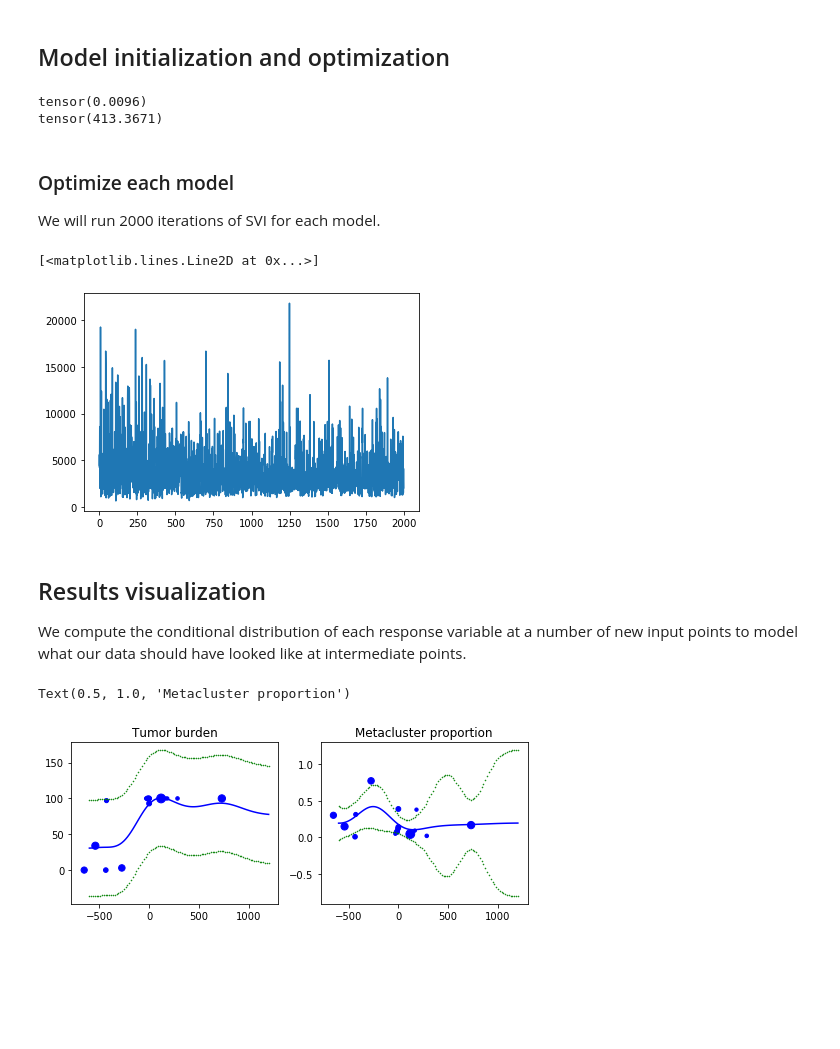
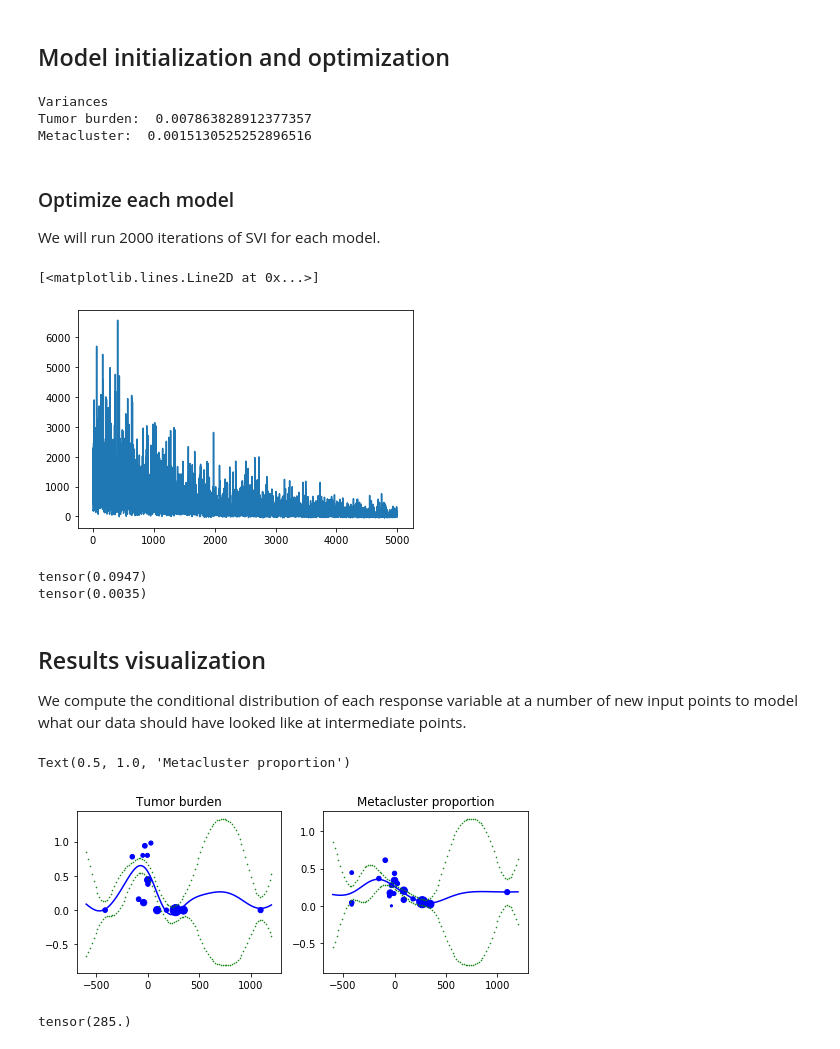
Before and after one commit to dpeerlab/dli_gpr, a Jupyter notebook: dli_gpr_demo.ipynb, the cells around one changed output. Drawn from its saved outputs; the diff is of its cells as text; code cells hidden in the pictures; blank space fills up the shorter version.

```diff
--- a/dli_gpr_demo.ipynb
+++ b/dli_gpr_demo.ipynb
@@ -16,9 +16,11 @@ import dli_gpr
 # %% [markdown]
 ## Loading input data
 # %%
+import os
+
 # read input data
-test_fname_r = "MetaclusterTE_R_gprinput.txt"
-test_fname_nr = "MetaclusterTE_NR_gprinput.txt"
+test_fname_r = os.path.join("data", "v3_MetaclusterTE_R_gprinput.txt")
+test_fname_nr = os.path.join("data", "v3_MetaclusterTE_NR_gprinput.txt")
 test_df_r = pd.read_csv(test_fname_r, sep="\t", header=0)
 test_df_nr = pd.read_csv(test_fname_nr, sep="\t", header=0)
 
@@ -94,48 +105,56 @@ Standard error:  0.12983542828970068
 Below we prepare two models: one to describe tumor burden and one to describe the proportion of cells found in that metacluster.
 # %%
 # prepare torch tensor for time points
-y = torch.FloatTensor(test_df_nr.time.values)
+y = torch.FloatTensor(test_df_r.time.values)
 
 # reponse variables (one for metclusters, one for tumor burden)
-metacluster = torch.FloatTensor(test_df_nr["proportion(y)"].values)
-tumorburden = torch.FloatTensor(test_df_nr["tumorburden"].values)
+metacluster = torch.FloatTensor(test_df_r["proportion(y)"].values)
+tumorburden = torch.FloatTensor(tb_r / 100.)
 
 # number of cells size in each time point
-cluster_sizes = torch.FloatTensor(test_df_nr["totalcellsinsample(n)"].values)
+cluster_sizes = torch.FloatTensor(test_df_r["totalcellsinsample(n)"].values)
 # %% [markdown]
 ## Model initialization and optimization
 # %%
 reload(dli_gpr)
 
 # tumor burden model
-tumor_model = dli_gpr.dli_gpr(y, tumorburden, cluster_sizes)
+tumor_model = dli_gpr.gpr(y, tumorburden)
 
 # metacluster model
 metacluster_model = dli_gpr.dli_gpr(y, metacluster, cluster_sizes)
 
 # initialize kernel and center the response variable
-tumor_model.initialize_variables(jitter=1e-6)
-metacluster_model.initialize_variables(jitter=1e-6)
+tumor_model.initialize_variables()
+metacluster_model.initialize_variables()
 
-print(tumor_model.gam)
-print(metacluster_model.gam)
+print("Variances")
+print("Tumor burden: ", tumor_model.sigma.item())
+print("Metacluster: ", 1./metacluster_model.gam.item())
 # %% [output]
-tensor(0.0096)
-tensor(413.3671)
+Variances
+Tumor burden:  0.007863828912377357
+Metacluster:  0.0015130525252896516
 # %% [markdown]
 ### Optimize each model
 We will run 2000 iterations of SVI for each model.
 # %%
 pyro.clear_param_store()
-losses1 = tumor_model.optimize(n_steps=2000)
+losses1 = tumor_model.optimize(n_steps=5000)
 
 pyro.clear_param_store()
 losses2 = metacluster_model.optimize(n_steps=2000)
 # %%
-plt.plot(losses2)
+plt.plot(losses1)
 # %% [output]
 [<matplotlib.lines.Line2D at 0x...>]
-[figure, old version]
+[figure, new version]
+# %%
+print(tumor_model.sigma)
+print(1./metacluster_model.gam)
+# %% [output]
+tensor(0.0947)
+tensor(0.0035)
 # %% [markdown]
 ## Results visualization
 We compute the conditional distribution of each response variable at a number of new input points to model what our data should have looked like at intermediate points.
@@ -179,4 +198,8 @@ ax[1].scatter(new_times, metacluster_mean - metacluster_std, c="g", s=0.3)
 ax[1].set_title("Metacluster proportion")
 # %% [output]
 Text(0.5, 1.0, 'Metacluster proportion')
-[figure, old version]
+[figure, new version]
+# %%
+tumor_model.lamb
+# %% [output]
+tensor(285.)
```
Also changed, not shown: parts of 5 cells of this notebook, 1 other file.
